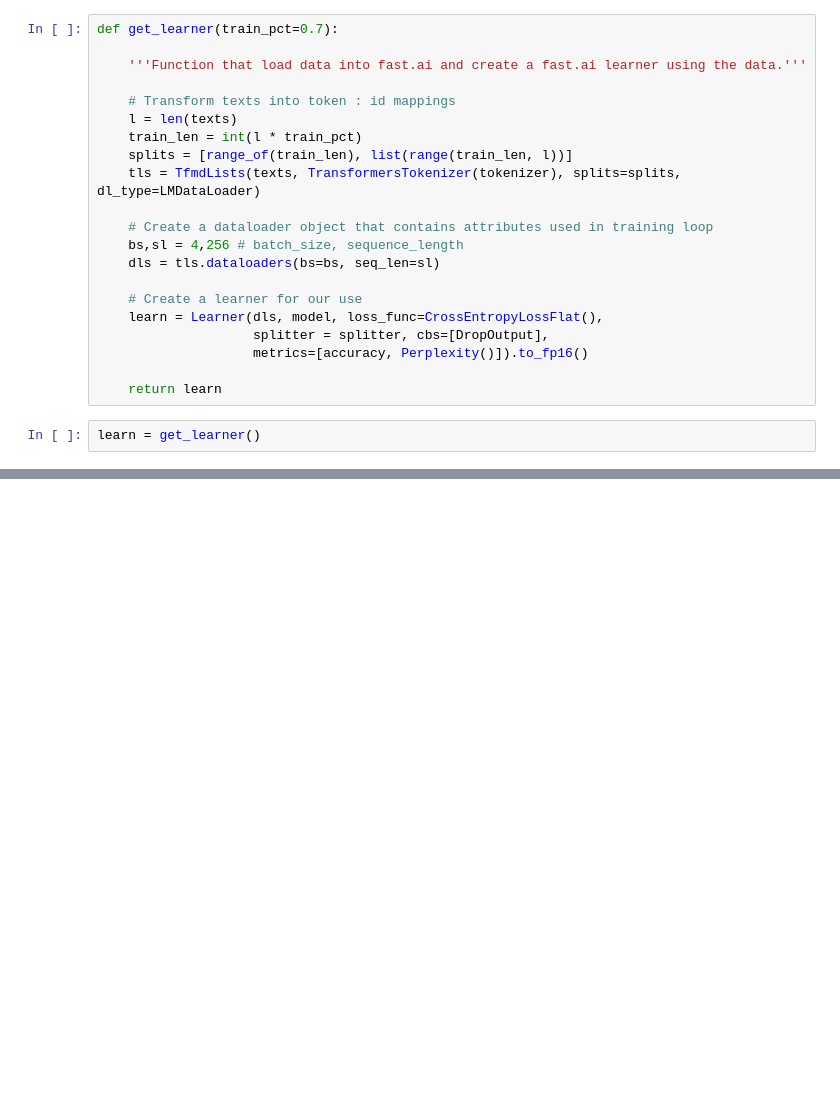
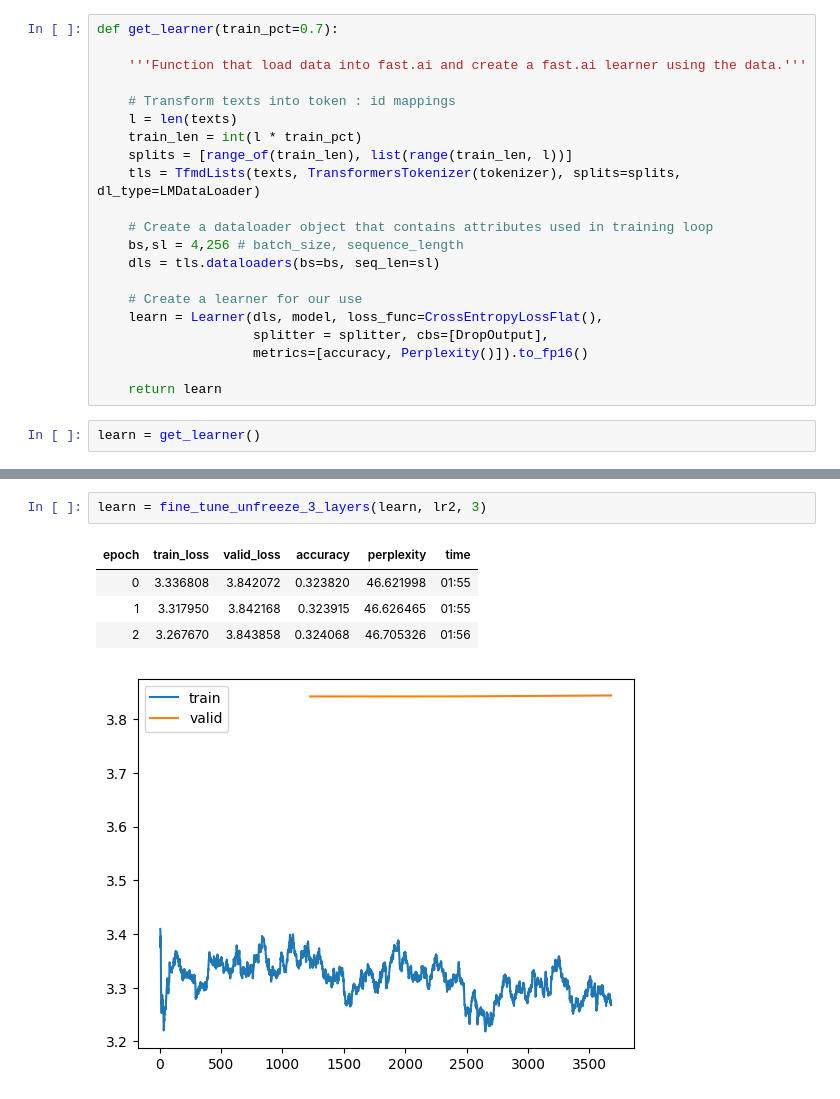
Before and after one commit to tianyimasf/writing-bio-using-gpt2, a Jupyter notebook: fine_tune.ipynb, the cells around one changed output, grey strips where cells are left out. Saved outputs shown, nothing was run; the diff lists cells and outputs as text; blank space fills up the shorter version.

```diff
--- a/fine_tune.ipynb
+++ b/fine_tune.ipynb
@@ -186,0 +248,8 @@ def fine_tune_unfreeze(learn, lr):
+# %%
+learn = fine_tune_unfreeze_3_layers(learn, lr2, 3)
+# %% [output]
+| epoch | train_loss | valid_loss | accuracy | perplexity | time |
+| 0 | 3.336808 | 3.842072 | 0.323820 | 46.621998 | 01:55 |
+| 1 | 3.317950 | 3.842168 | 0.323915 | 46.626465 | 01:55 |
+| 2 | 3.267670 | 3.843858 | 0.324068 | 46.705326 | 01:56 |
+[figure, added]
```
Also changed, not shown: parts of 21 cells of this notebook.
